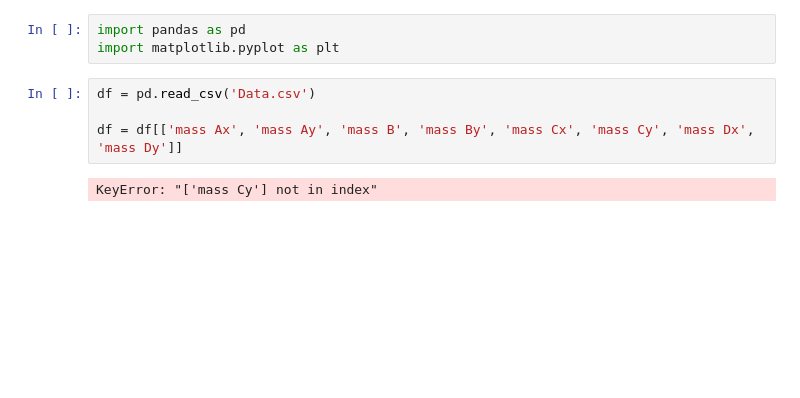
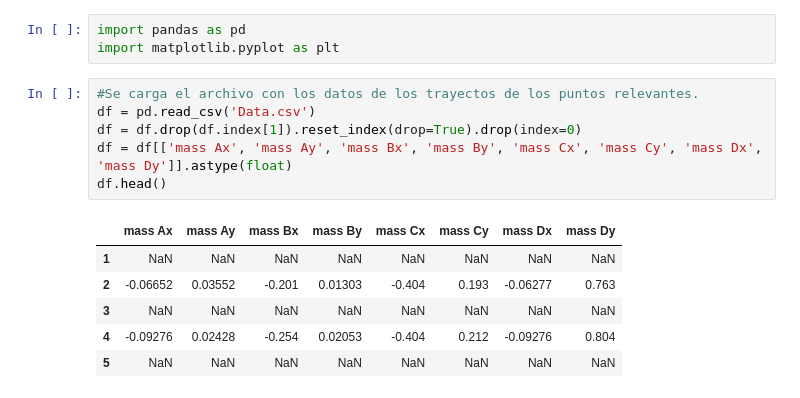
Before and after one commit to SaVillamizar2/Project3_DOM, a Jupyter notebook: Data/trajectories.ipynb, the cells around one changed output. Saved outputs shown, nothing was run; the diff lists cells and outputs as text; blank space fills up the shorter version.

```diff
--- a/Data/trajectories.ipynb
+++ b/Data/trajectories.ipynb
@@ -2,8 +2,15 @@
 import pandas as pd
 import matplotlib.pyplot as plt
 # %%
+#Se carga el archivo con los datos de los trayectos de los puntos relevantes.
 df = pd.read_csv('Data.csv')
-
-df = df[['mass Ax', 'mass Ay', 'mass B', 'mass By', 'mass Cx', 'mass Cy', 'mass Dx', 'mass Dy']]
+df = df.drop(df.index[1]).reset_index(drop=True).drop(index=0)
+df = df[['mass Ax', 'mass Ay', 'mass Bx', 'mass By', 'mass Cx', 'mass Cy', 'mass Dx', 'mass Dy']].astype(float)
+df.head()
 # %% [output]
-KeyError: "['mass Cy'] not in index"
+|  | mass Ax | mass Ay | mass Bx | mass By | mass Cx | mass Cy | mass Dx | mass Dy |
+| 1 | NaN | NaN | NaN | NaN | NaN | NaN | NaN | NaN |
+| 2 | -0.06652 | 0.03552 | -0.201 | 0.01303 | -0.404 | 0.193 | -0.06277 | 0.763 |
+| 3 | NaN | NaN | NaN | NaN | NaN | NaN | NaN | NaN |
+| 4 | -0.09276 | 0.02428 | -0.254 | 0.02053 | -0.404 | 0.212 | -0.09276 | 0.804 |
+| 5 | NaN | NaN | NaN | NaN | NaN | NaN | NaN | NaN |
```
Also changed, not shown: parts of 1 cell of this notebook, 1 other file.
